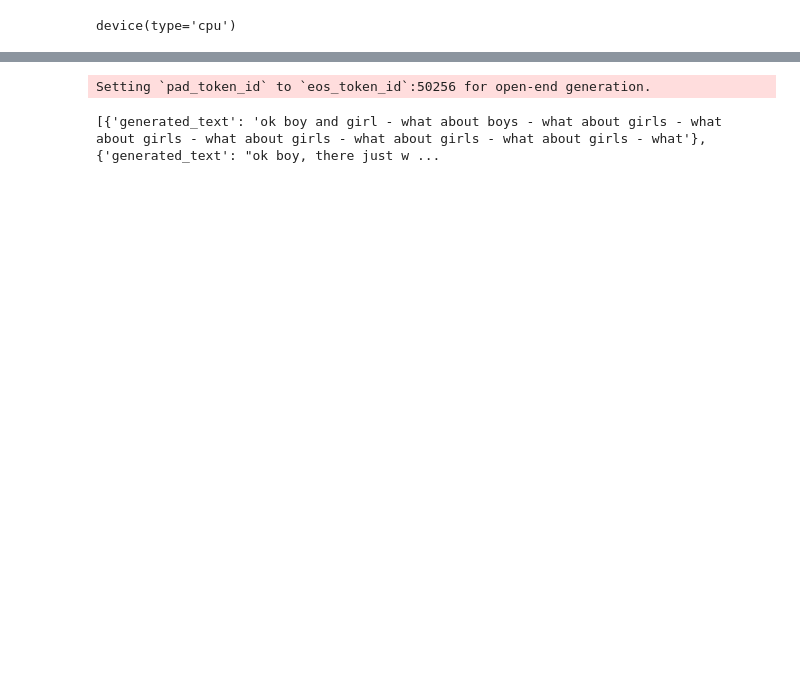
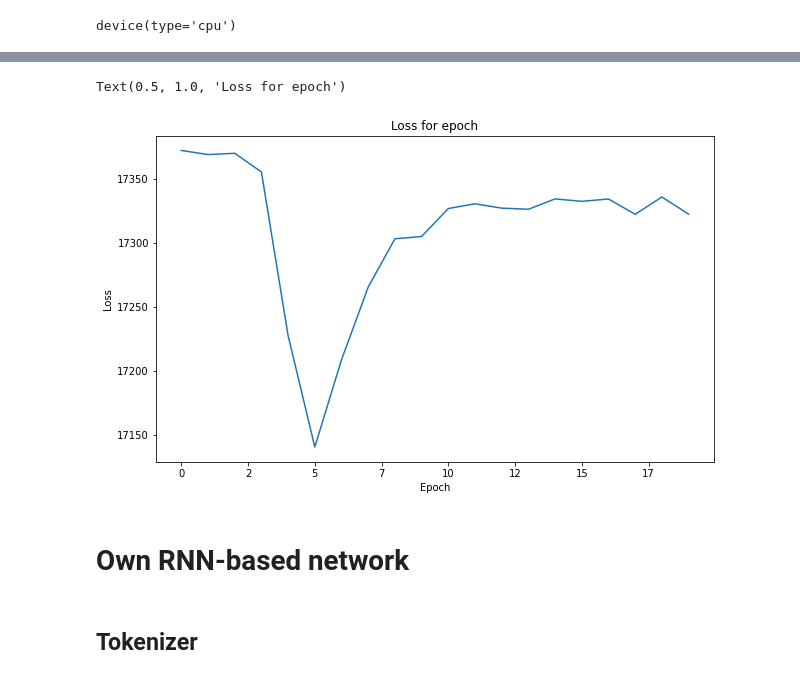
Before and after one commit to ML-Competitions/NLP-UNN, a Jupyter notebook: [NLP] Generative model.ipynb, the cells around one changed output, grey strips where cells are left out. Cells and saved outputs as stored; diff of their text form; code cells hidden in the pictures; blank space fills up the shorter version.

```diff
--- a/[NLP] Generative model.ipynb
+++ b/[NLP] Generative model.ipynb
@@ -379,7 +333,7 @@ Name: label, dtype: int64
 # %% [markdown]
 ## Prepare dataset
 # %%
-hf_dataset = Dataset.from_pandas(df_text_data_red).remove_columns('index')
+hf_dataset = Dataset.from_pandas(df_text_data_red)
 # %%
 hf_dataset
 # %% [output]
@@ -395,5 +350,5 @@ hf_dataset[1000]
 # %%
-model_name = 'distilgpt2'
+model_name = 'gpt2'
 model = AutoModelForCausalLM.from_pretrained(model_name)
 type(model)
 # %% [output]
@@ -402,7 +357,7 @@ transformers.models.gpt2.modeling_gpt2.GPT2LMHeadModel
 tokenizer = AutoTokenizer.from_pretrained(model_name)
 tokenizer.pad_token = tokenizer.eos_token
 def tokenize_function(examples):
-    return tokenizer(examples["text"], padding='max_length', truncation=True, max_length=32, return_tensors='pt')
+    return tokenizer(examples["text"], padding='max_length', truncation=True, max_length=words_limit, return_tensors='pt')
 
 tokenized_datasets = hf_dataset.map(tokenize_function)
 gc.collect()
@@ -422,7 +416,6 @@ model.device
 # %% [output]
 device(type='cpu')
 # %%
-device = torch.device("cuda")
 trained_model = GPT2LMHeadModel.from_pretrained("model_storage").to(device)
 
 gc.collect()
@@ -451,47 +444,43 @@ def eval_on_loader(trained_model, loader):
                 losses.append(criterion(sentence_cloned, label_cloned))
         return sum(losses)
 
-batch_size = 64
+batch_size = 32
 train_dataloader = DataLoader(tokenized_datasets, shuffle=True, batch_size=batch_size)
-# eval_dataloader = DataLoader(tokenized_datasets, shuffle=True, batch_size=batch_size)
 optimizer = AdamW(trained_model.parameters(), lr=0.000001)
 scheduler = ExponentialLR(optimizer, gamma=0.85)
 
 criterion = CrossEntropyLoss()
-num_epochs = 3
+num_epochs = 20
 progress_bar_epoch = tqdm(range(num_epochs))
 
 num_batches = len(tokenized_datasets) // batch_size
 if len(tokenized_datasets) % batch_size:
     num_batches += 1
+gpt2_losses = []
 for epoch in range(num_epochs):
-    print(f'Epoch {epoch} started. Eval on train: {eval_on_loader(trained_model, train_dataloader)}. Cum norm: {check_weights_cum_norm(trained_model)}')
+    train_loss = eval_on_loader(trained_model, train_dataloader)
+    print(f'Epoch {epoch} started. Eval on train: {train_loss}. Cum norm: {check_weights_cum_norm(trained_model)}')
+    gpt2_losses.append(train_loss.item())
     progress_bar_batch = tqdm(range(num_batches))
     for batch in train_dataloader:
         optimizer.zero_grad()
-#         print(len(batch['input_ids']))
         ids = torch.stack(batch['input_ids'][0]).to(device)
         outputs = trained_model(input_ids=ids)
         logits = outputs['logits']
         sentences = logits.transpose(0, 1)
         labels = ids.transpose(0, 1)
-#         print(sentences.shape)
-#         print(labels.shape)
         losses = []
         for sentence, label in zip(sentences, labels):
             sentence_cloned = sentence.clone()
             label_cloned = label.clone()
-#             print(sentence_cloned.shape, label_cloned.shape)
             with torch.no_grad():
                 torch.nn.functional.relu(sentence_cloned, inplace=True)
             losses.append(criterion(sentence_cloned, label_cloned))
-#             del sentence_cloned, label_cloned
-#             gc.collect()
-#             torch.cuda.empty_cache()
 
-        res_loss = sum(losses)
+        res_loss = sum(losses) / len(losses)
+
         res_loss.backward()
-        # clip grads?
+        torch.nn.utils.clip_grad_norm_(trained_model.parameters(), 0.25)
         optimizer.step()
         progress_bar_batch.update(1)
         del ids, outputs, logits, sentences, labels
@@ -499,4 +488,5 @@ for epoch in range(num_epochs):
         torch.cuda.empty_cache()
     progress_bar_epoch.update(1)
     scheduler.step()
+trained_model = generate_data(generation_start, trained_model, tokenizer, 10).to(device)
 # %% [output]
@@ -506,13 +506,9 @@ Epoch 2 started. Eval on train: 40374.3046875. Cum norm: 5464.64794921875
-# %%
-gc.collect()
-torch.cuda.empty_cache()
-cpu = torch.device("cpu")
-trained_model_cpu = trained_model.to(cpu)
-generator = pipeline('text-generation', model=trained_model, tokenizer=tokenizer)
-generated = generator("ok boy", max_length=30, num_return_sequences=3)
-gc.collect()
-torch.cuda.empty_cache()
-print(generated)
-# %% [output]
-Setting `pad_token_id` to `eos_token_id`:50256 for open-end generation.
-[{'generated_text': 'ok boy and girl - what about boys - what about girls - what about girls - what about girls - what about girls - what about girls - what'}, {'generated_text': "ok boy, there just w ...
+# %%
+fig, axes = plt.subplots(1, 1, figsize=(10, 6))
+metrics_df = pd.DataFrame({'Loss' : gpt2_losses, 'Epoch' : [idx for idx in range(num_epochs)]})
+axes.xaxis.set_major_formatter(FuncFormatter(lambda x, _: int(x)))
+sns.lineplot(data=metrics_df, y='Loss', x='Epoch', ax=axes)
+axes.set_title('Loss for epoch')
+# %% [output]
+Text(0.5, 1.0, 'Loss for epoch')
+[figure, added]
@@ -518,0 +519,2 @@ Setting `pad_token_id` to `eos_token_id`:50256 for open-end generation.
+# %% [markdown]
+# Own RNN-based network
@@ -518,0 +526,2 @@ Setting `pad_token_id` to `eos_token_id`:50256 for open-end generation.
+# %% [markdown]
+## Tokenizer
```
Also changed, not shown: parts of 39 cells of this notebook.
